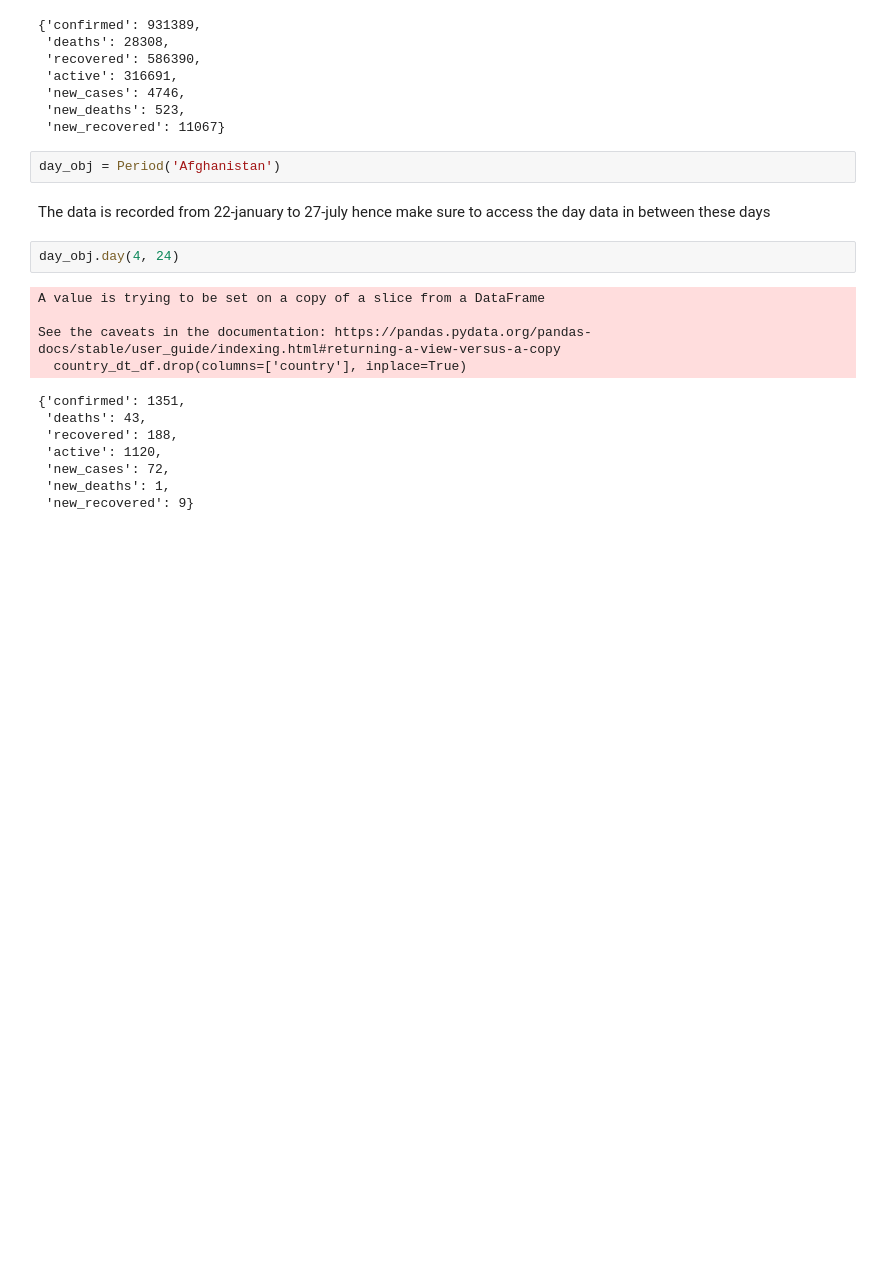
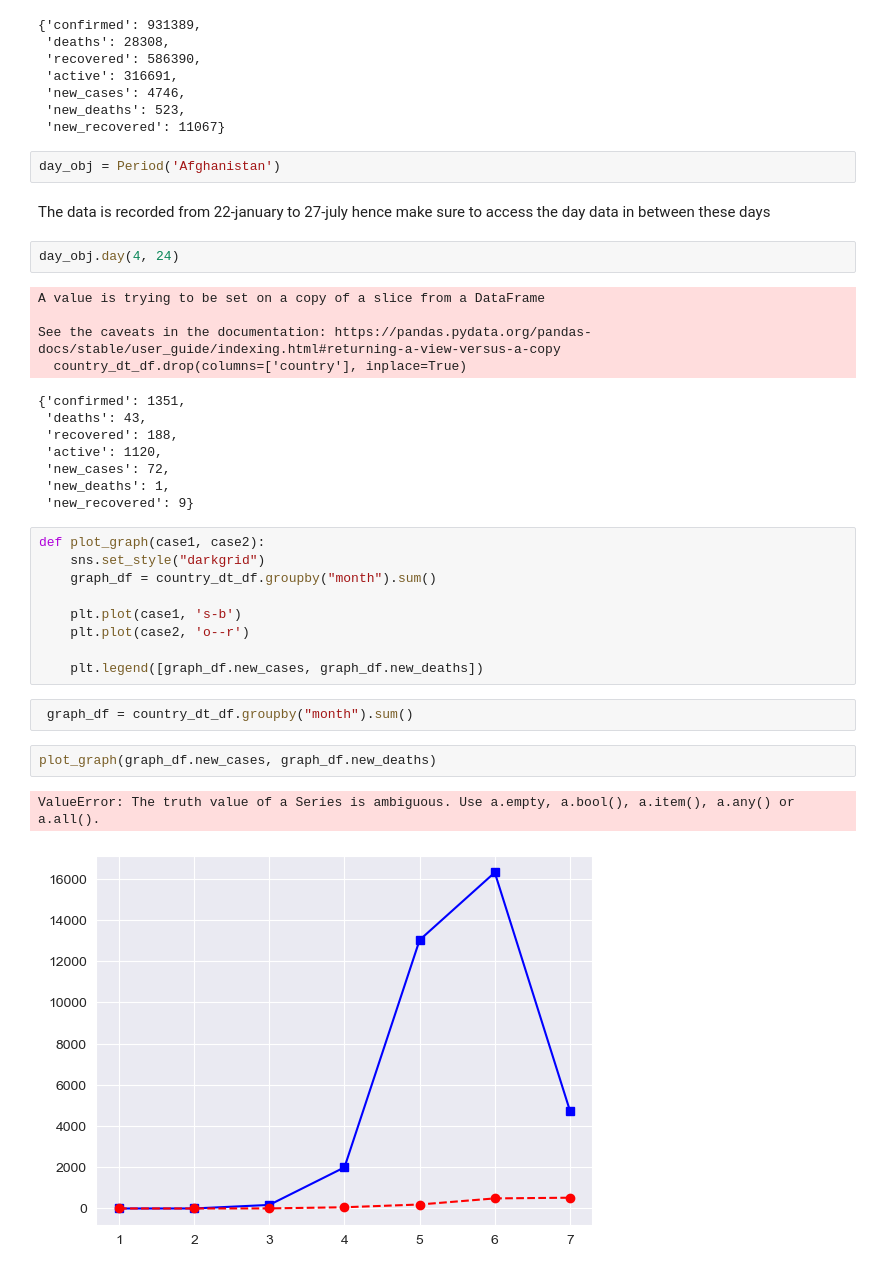
Before and after one commit to RoopsagarK/Cocvid-19_data_analysis, a Jupyter notebook: covid_analysis.ipynb, the cells around one changed output. Drawn from its saved outputs; the diff is of its cells as text; blank space fills up the shorter version.

Commit message:
added plot graph function

```diff
--- a/covid_analysis.ipynb
+++ b/covid_analysis.ipynb
@@ -244,3 +246,19 @@ See the caveats in the documentation: https://pandas.pydata.org/pandas-docs/stab
  'new_cases': 72,
  'new_deaths': 1,
  'new_recovered': 9}
+# %%
+def plot_graph(case1, case2):
+    sns.set_style("darkgrid")
+    graph_df = country_dt_df.groupby("month").sum()
+
+    plt.plot(case1, 's-b')
+    plt.plot(case2, 'o--r')
+
+    plt.legend([graph_df.new_cases, graph_df.new_deaths])
+# %%
+ graph_df = country_dt_df.groupby("month").sum()
+# %%
+plot_graph(graph_df.new_cases, graph_df.new_deaths)
+# %% [output]
+ValueError: The truth value of a Series is ambiguous. Use a.empty, a.bool(), a.item(), a.any() or a.all().
+[figure, added]
```
Also changed, not shown: parts of 1 cell of this notebook, 1 other file.
